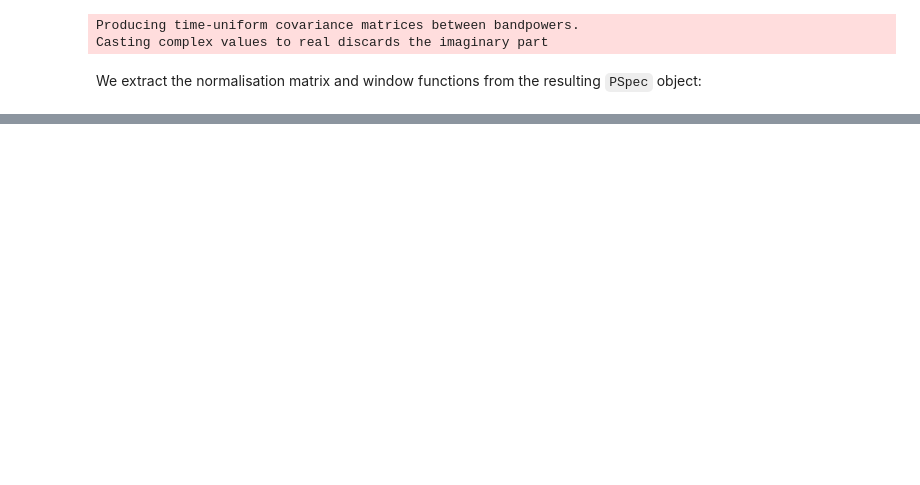
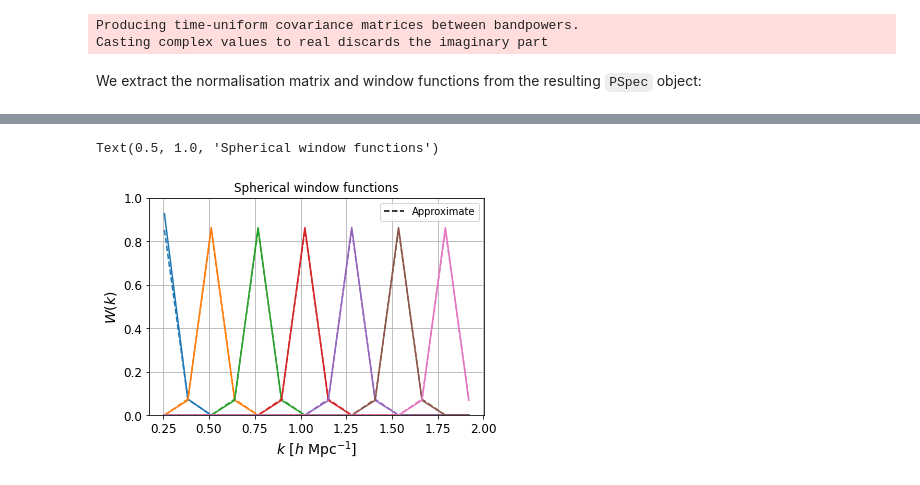
Before and after one commit to HERA-Team/hera_pspec, a Jupyter notebook: examples/Overview_Core_Pspec_functions.ipynb, the cells around one changed output, grey strips where cells are left out. Drawn from its saved outputs; the diff is of its cells as text; code cells hidden in the pictures; blank space fills up the shorter version.

```diff
--- a/examples/Overview_Core_Pspec_functions.ipynb
+++ b/examples/Overview_Core_Pspec_functions.ipynb
@@ -977,0 +1102,16 @@ Note that these window functions will change if the power spectrum is folded or
+# %%
+fig,ax=plt.subplots(1,1)
+for i in np.arange(0,kbins.size,2):
+    color=next(ax._get_lines.prop_cycler)['color']
+    ax.plot(kbins,np.real(sphericalW[i,:]),ls='--',color=color)
+    ax.plot(kbins,wf[i,:],color=color)
+ax.grid()
+ax.set_xlabel(r"$k$ [$h$ Mpc$^{-1}]$", fontsize=14)
+# ax.set_xlim(kbins.min(),kbins.max())
+ax.plot([],[],ls='--',label='Approximate',color='k'); ax.legend()
+ax.tick_params(labelsize=12)
+ax.set_ylabel(r"$W(k)$", fontsize=14); ax.set_ylim(0,1)
+ax.set_title('Spherical window functions')
+# %% [output]
+Text(0.5, 1.0, 'Spherical window functions')
+[figure, added]
```
Also changed, not shown: parts of 35 cells of this notebook.
